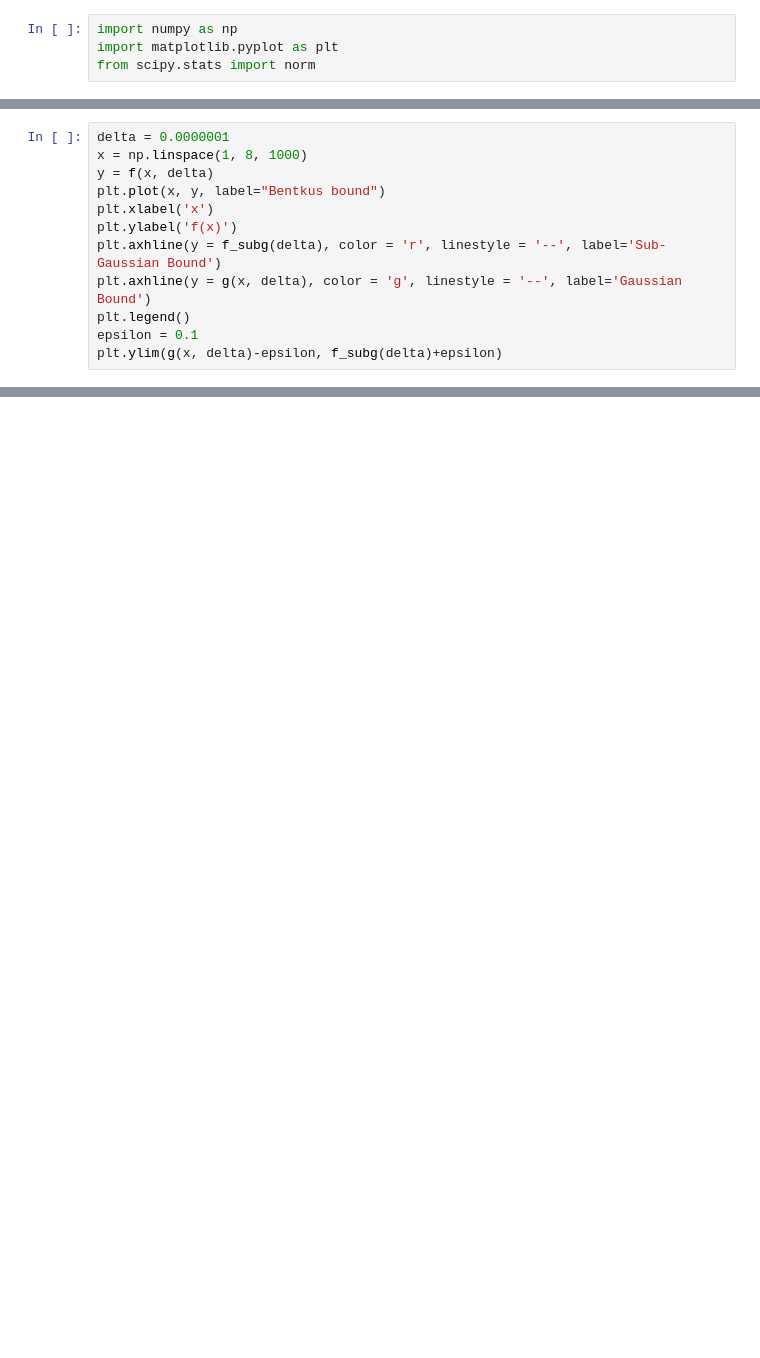
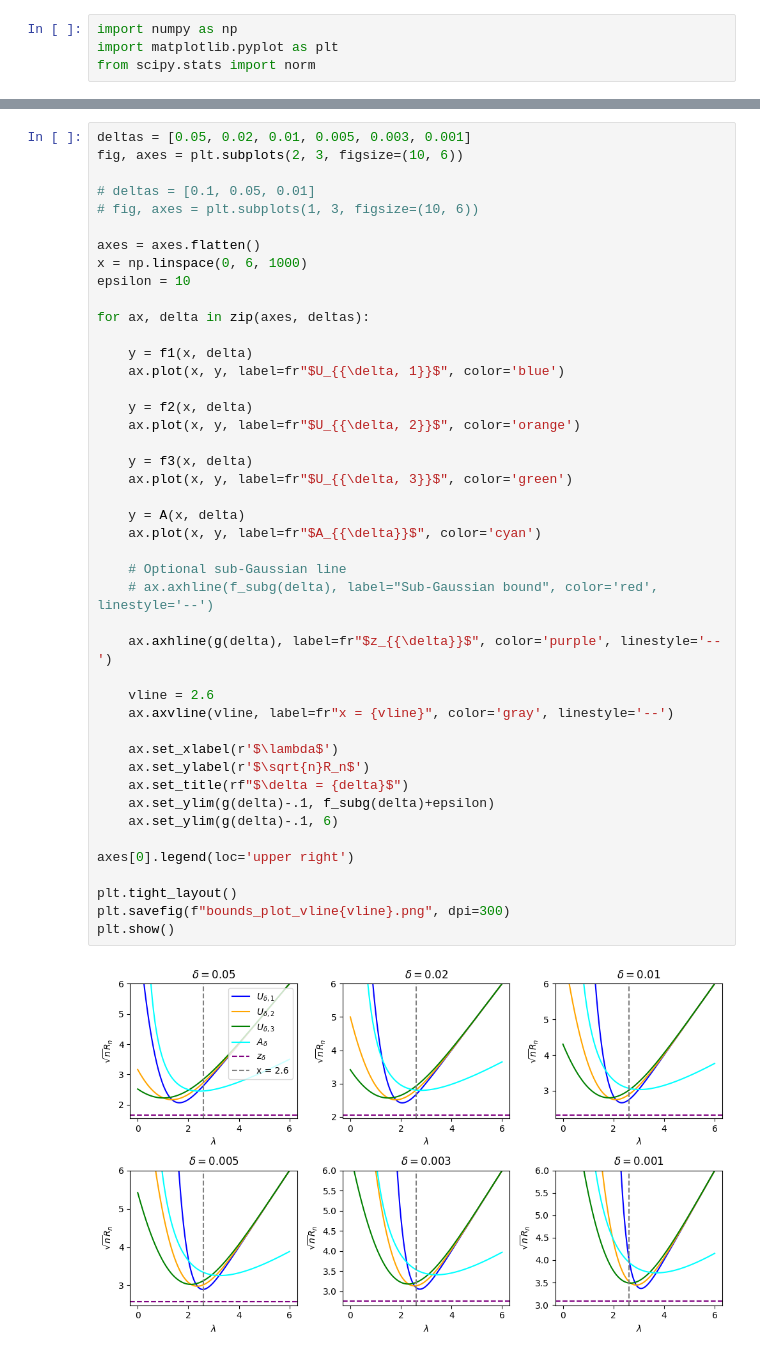
Before and after one commit to DMartinezT/bentkus_evalues, a Jupyter notebook: bentkus_evariable.ipynb, the cells around one changed output, grey strips where cells are left out. Cells and saved outputs as stored; diff of their text form; blank space fills up the shorter version.

```diff
--- a/bentkus_evariable.ipynb
+++ b/bentkus_evariable.ipynb
@@ -113,12 +253,0 @@ plt.ylim(g(delta)-.1, f_subg(delta)+epsilon)
-# %%
-delta = 0.0000001
-x = np.linspace(1, 8, 1000)
-y = f(x, delta)
-plt.plot(x, y, label="Bentkus bound")
-plt.xlabel('x')
-plt.ylabel('f(x)')
-plt.axhline(y = f_subg(delta), color = 'r', linestyle = '--', label='Sub-Gaussian Bound')
-plt.axhline(y = g(x, delta), color = 'g', linestyle = '--', label='Gaussian Bound')
-plt.legend()
-epsilon = 0.1
-plt.ylim(g(x, delta)-epsilon, f_subg(delta)+epsilon)
@@ -126,0 +256,46 @@ NameError: name 'f' is not defined
+# %%
+deltas = [0.05, 0.02, 0.01, 0.005, 0.003, 0.001]
+fig, axes = plt.subplots(2, 3, figsize=(10, 6))
+
+# deltas = [0.1, 0.05, 0.01]
+# fig, axes = plt.subplots(1, 3, figsize=(10, 6))
+
+axes = axes.flatten()
+x = np.linspace(0, 6, 1000)
+epsilon = 10
+
+for ax, delta in zip(axes, deltas):
+
+    y = f1(x, delta)
+    ax.plot(x, y, label=fr"$U_{{\delta, 1}}$", color='blue')
+
+    y = f2(x, delta)
+    ax.plot(x, y, label=fr"$U_{{\delta, 2}}$", color='orange')
+
+    y = f3(x, delta)
+    ax.plot(x, y, label=fr"$U_{{\delta, 3}}$", color='green')
+
+    y = A(x, delta)
+    ax.plot(x, y, label=fr"$A_{{\delta}}$", color='cyan')
+
+    # Optional sub-Gaussian line
+    # ax.axhline(f_subg(delta), label="Sub-Gaussian bound", color='red', linestyle='--')
+
+    ax.axhline(g(delta), label=fr"$z_{{\delta}}$", color='purple', linestyle='--')
+
+    vline = 2.6
+    ax.axvline(vline, label=fr"x = {vline}", color='gray', linestyle='--')
+
+    ax.set_xlabel(r'$\lambda$')
+    ax.set_ylabel(r'$\sqrt{n}R_n$')
+    ax.set_title(rf"$\delta = {delta}$")
+    ax.set_ylim(g(delta)-.1, f_subg(delta)+epsilon)
+    ax.set_ylim(g(delta)-.1, 6)
+
+axes[0].legend(loc='upper right')
+
+plt.tight_layout()
+plt.savefig(f"bounds_plot_vline{vline}.png", dpi=300)
+plt.show()
+# %% [output]
+[figure, added]
```
Also changed, not shown: parts of 16 cells of this notebook.
